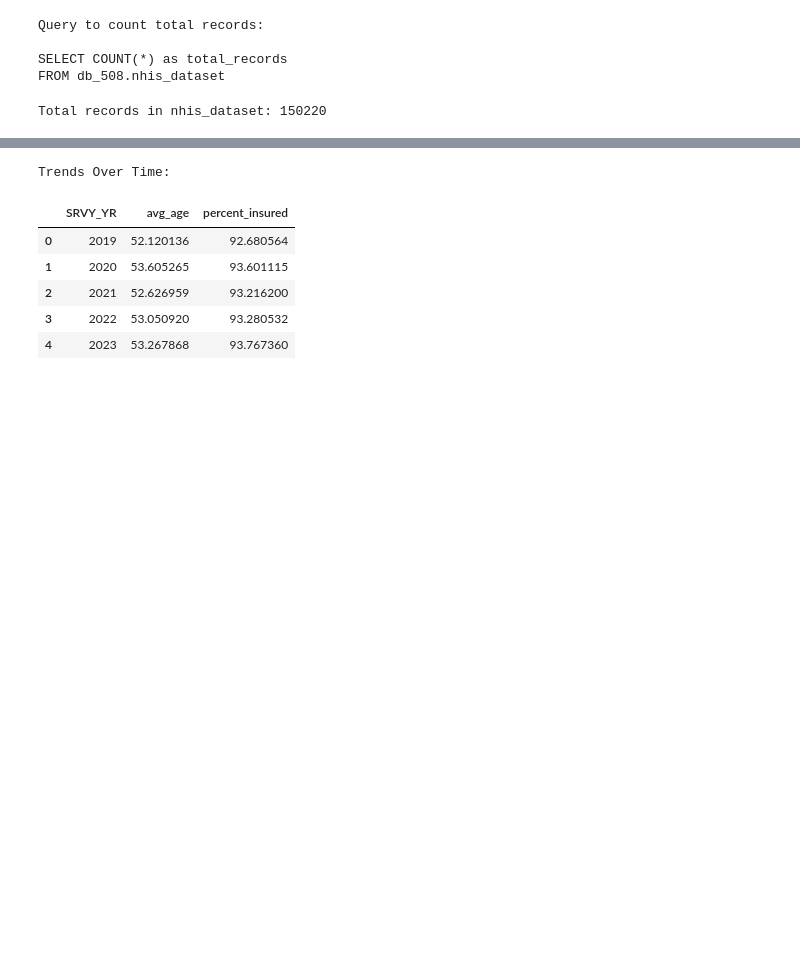
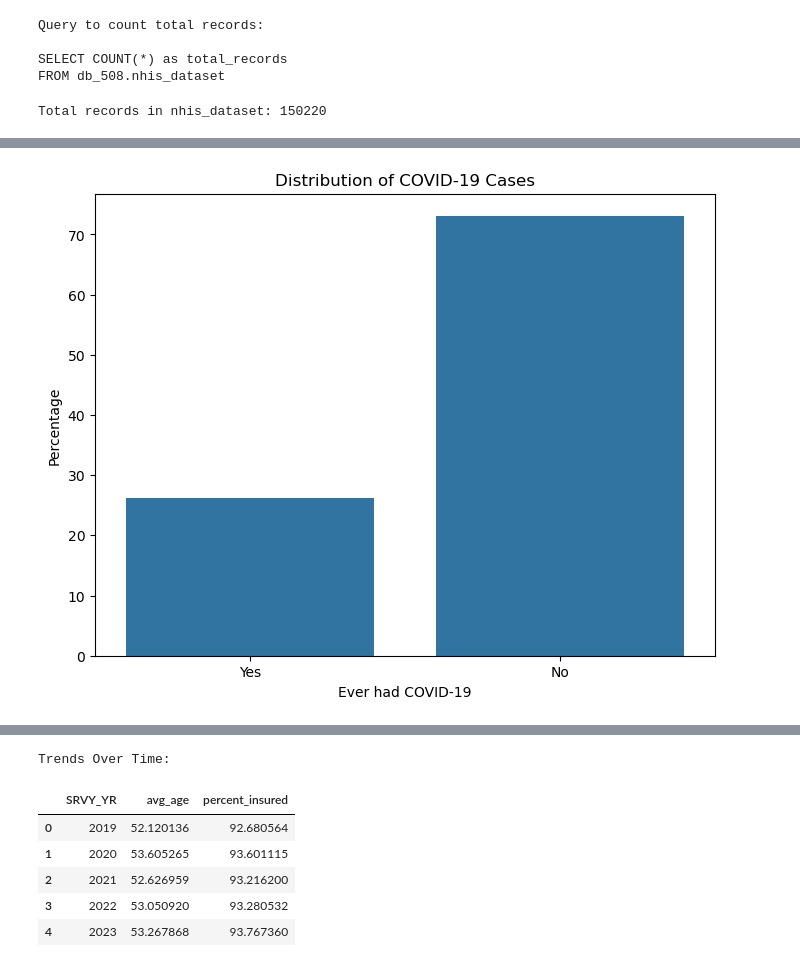
Before and after one commit to renaqd/sagemaker-mlops, a Jupyter notebook: data_management/data_ingestion.ipynb, the cells around one changed output, grey strips where cells are left out. Saved outputs shown, nothing was run; the diff lists cells and outputs as text; code cells hidden in the pictures; blank space fills up the shorter version.

```diff
--- a/data_management/data_ingestion.ipynb
+++ b/data_management/data_ingestion.ipynb
@@ -464,0 +423,19 @@ plt.show()
+# %%
+# 5.3 Distribution of Categorical Variables
+
+# List of categorical variables
+cat_vars = ['SEX_A', 'EVERCOVD_A', 'SHTCVD191_A', 'HICOV_A', 'EMDINDSTN1_A', 'EDUCP_A', 'REGION']
+
+# Function to get distribution for a categorical variable
+def get_distribution(var):
+    query = f"""
+    SELECT
+        {var},
+        COUNT(*) as count,
+        COUNT(*) * 100.0 / SUM(COUNT(*)) OVER() as percentage
+    FROM {database_name}.{table_name}
+    WHERE {var} IS NOT NULL
+    GROUP BY {var}
+    ORDER BY {var}
+    """
+    return pd.read_sql(query, conn)
@@ -464,0 +496,12 @@ plt.show()
+# %%
+# EVERCOVD_A: Ever had COVID-19
+covid_dist = get_distribution('EVERCOVD_A')
+covid_dist['EVERCOVD_A'] = covid_dist['EVERCOVD_A'].map({1: 'Yes', 2: 'No'})
+plt.figure(figsize=(8, 6))
+sns.barplot(x='EVERCOVD_A', y='percentage', data=covid_dist)
+plt.title('Distribution of COVID-19 Cases')
+plt.xlabel('Ever had COVID-19')
+plt.ylabel('Percentage')
+plt.show()
+# %% [output]
+[figure, added]
```
Also changed, not shown: parts of 14 cells of this notebook.
